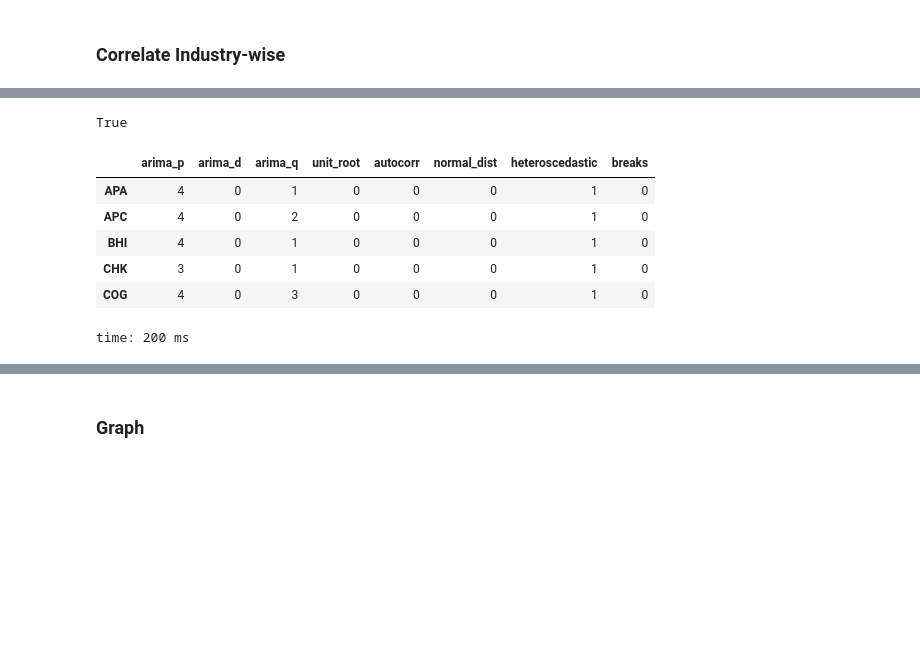
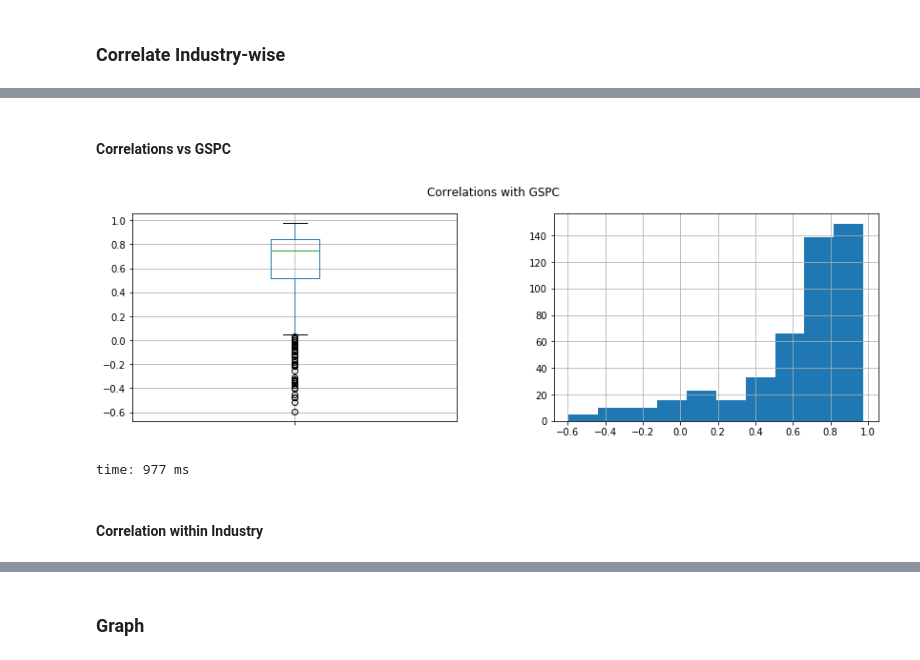
Before and after one commit to Chaoste/nlp-stocks, a Jupyter notebook: research/15.0-Stocks-Regression-Analysis.ipynb, the cells around one changed output, grey strips where cells are left out. Drawn from its saved outputs; the diff is of its cells as text; code cells hidden in the pictures; blank space fills up the shorter version.

```diff
--- a/research/15.0-Stocks-Regression-Analysis.ipynb
+++ b/research/15.0-Stocks-Regression-Analysis.ipynb
@@ -279,12 +342,14 @@ time: 3min 35s
-# %%
-print(all(ind_resid_props == ind_props))
-ind_resid_props.head()
-# %% [output]
-True
-|  | arima_p | arima_d | arima_q | unit_root | autocorr | normal_dist | heteroscedastic | breaks |
-| APA | 4 | 0 | 1 | 0 | 0 | 0 | 1 | 0 |
-| APC | 4 | 0 | 2 | 0 | 0 | 0 | 1 | 0 |
-| BHI | 4 | 0 | 1 | 0 | 0 | 0 | 1 | 0 |
-| CHK | 3 | 0 | 1 | 0 | 0 | 0 | 1 | 0 |
-| COG | 4 | 0 | 3 | 0 | 0 | 0 | 1 | 0 |
-time: 200 ms
+# %% [markdown]
+#### Correlations vs GSPC
+# %%
+gspc_corrs = pd.DataFrame([math_utils.correlation(gspc.open[:len(x)], x.open)
+                           for x in train_comp_prices], index=comp_metas.symbol, columns=[''])
+fig, axes = plt.subplots(1, 2, figsize=(14, 4))
+gspc_corrs.boxplot(ax=axes[0])
+gspc_corrs.hist(ax=axes[1])
+fig.suptitle('Correlations with GSPC');
+# %% [output]
+[figure, added]
+time: 977 ms
+# %% [markdown]
+#### Correlation within Industry
```
Also changed, not shown: parts of 47 cells of this notebook, 7 other files.
